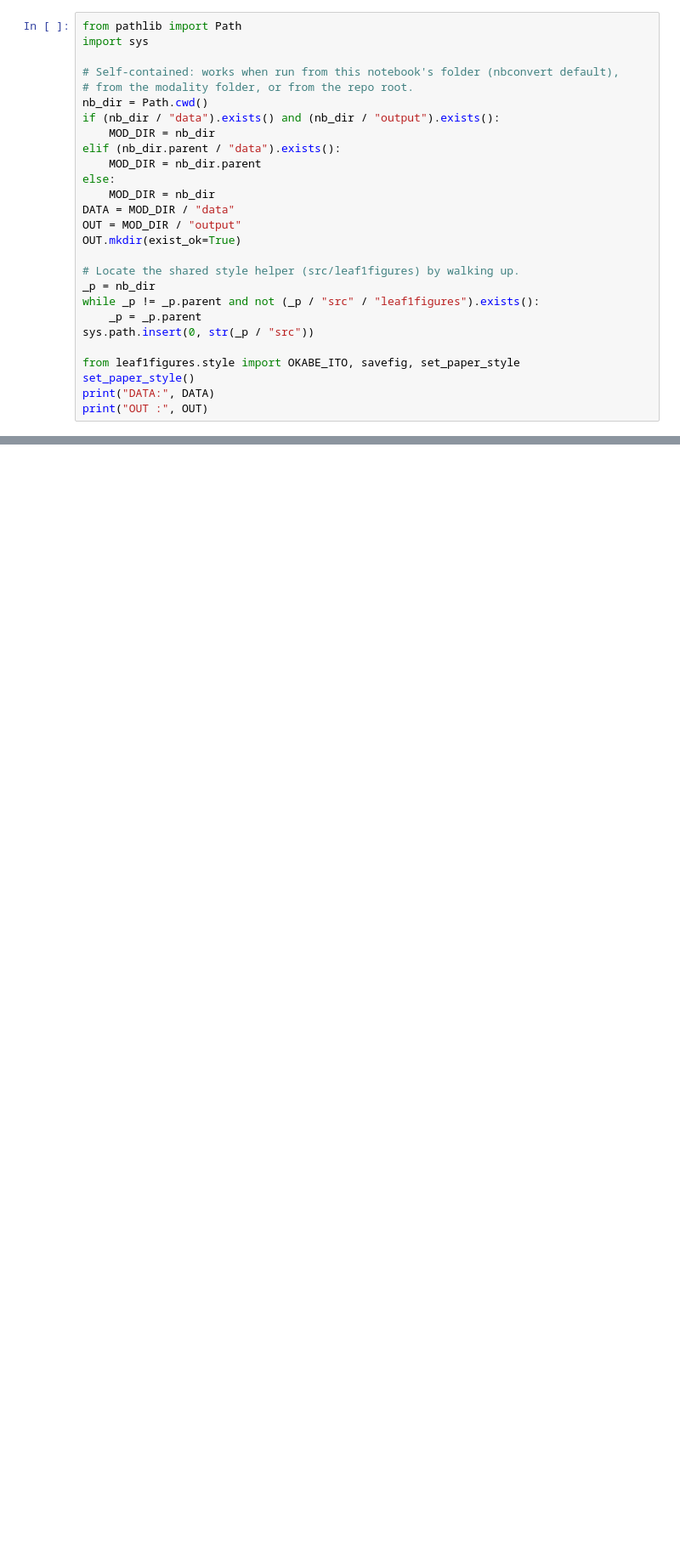
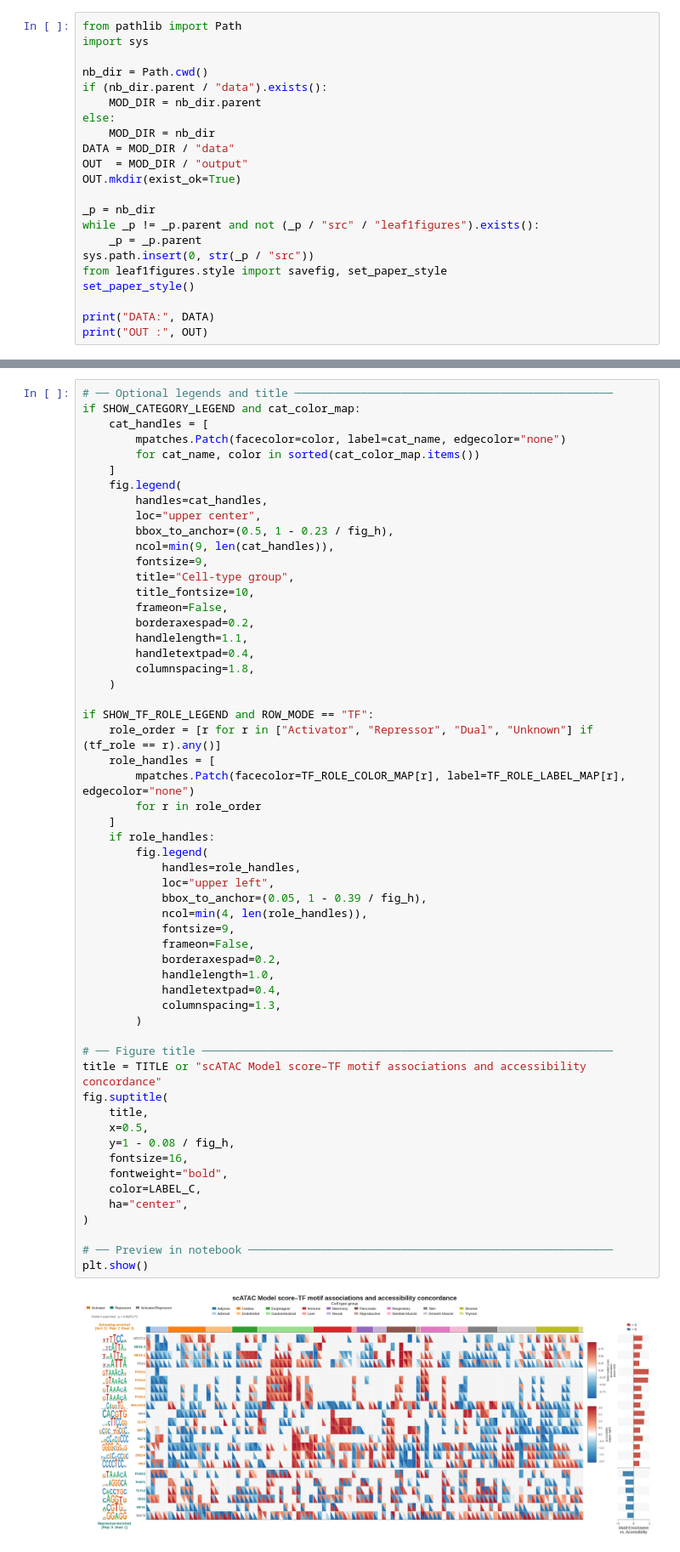
Before and after one commit to csglab/leaf-1-figures, a Jupyter notebook: scatac/notebook/scatac_tf_motif_accessibility.ipynb, the cells around one changed output, grey strips where cells are left out. Shown at 85% size. Saved outputs shown, nothing was run; the diff lists cells and outputs as text; blank space fills up the shorter version.

Commit message:
Add Figure 2a-b (scATAC UMAP), Figure 4a-d (TF motif heatmap + FOXA2 decomposition), Figure 6e-f (cfDNA ctDNA detection)

```diff
--- a/scatac/notebook/scatac_tf_motif_accessibility.ipynb
+++ b/scatac/notebook/scatac_tf_motif_accessibility.ipynb
@@ -6,27 +13,22 @@ Reads tables from `../data/` and writes figures to `../output/`. Source notebook
 from pathlib import Path
 import sys
 
-# Self-contained: works when run from this notebook's folder (nbconvert default),
-# from the modality folder, or from the repo root.
 nb_dir = Path.cwd()
-if (nb_dir / "data").exists() and (nb_dir / "output").exists():
-    MOD_DIR = nb_dir
-elif (nb_dir.parent / "data").exists():
+if (nb_dir.parent / "data").exists():
     MOD_DIR = nb_dir.parent
 else:
     MOD_DIR = nb_dir
 DATA = MOD_DIR / "data"
-OUT = MOD_DIR / "output"
+OUT  = MOD_DIR / "output"
 OUT.mkdir(exist_ok=True)
 
-# Locate the shared style helper (src/leaf1figures) by walking up.
 _p = nb_dir
 while _p != _p.parent and not (_p / "src" / "leaf1figures").exists():
     _p = _p.parent
 sys.path.insert(0, str(_p / "src"))
+from leaf1figures.style import savefig, set_paper_style
+set_paper_style()
 
-from leaf1figures.style import OKABE_ITO, savefig, set_paper_style
-set_paper_style()
 print("DATA:", DATA)
 print("OUT :", OUT)
 # %% [output]
@@ -1178,0 +1522,58 @@ Saved → /home/hamedh/projects/fragmentomics/multi_modal_fragments/bert_window_
+# %%
+# ── Optional legends and title ────────────────────────────────────────────────
+if SHOW_CATEGORY_LEGEND and cat_color_map:
+    cat_handles = [
+        mpatches.Patch(facecolor=color, label=cat_name, edgecolor="none")
+        for cat_name, color in sorted(cat_color_map.items())
+    ]
+    fig.legend(
+        handles=cat_handles,
+        loc="upper center",
+        bbox_to_anchor=(0.5, 1 - 0.23 / fig_h),
+        ncol=min(9, len(cat_handles)),
+        fontsize=9,
+        title="Cell-type group",
+        title_fontsize=10,
+        frameon=False,
+        borderaxespad=0.2,
+        handlelength=1.1,
+        handletextpad=0.4,
+        columnspacing=1.8,
+    )
+
+if SHOW_TF_ROLE_LEGEND and ROW_MODE == "TF":
+    role_order = [r for r in ["Activator", "Repressor", "Dual", "Unknown"] if (tf_role == r).any()]
+    role_handles = [
+        mpatches.Patch(facecolor=TF_ROLE_COLOR_MAP[r], label=TF_ROLE_LABEL_MAP[r], edgecolor="none")
+        for r in role_order
+    ]
+    if role_handles:
+        fig.legend(
+            handles=role_handles,
+            loc="upper left",
+            bbox_to_anchor=(0.05, 1 - 0.39 / fig_h),
+            ncol=min(4, len(role_handles)),
+            fontsize=9,
+            frameon=False,
+            borderaxespad=0.2,
+            handlelength=1.0,
+            handletextpad=0.4,
+            columnspacing=1.3,
+        )
+
+# ── Figure title ──────────────────────────────────────────────────────────────
+title = TITLE or "scATAC Model score–TF motif associations and accessibility concordance"
+fig.suptitle(
+    title,
+    x=0.5,
+    y=1 - 0.08 / fig_h,
+    fontsize=16,
+    fontweight="bold",
+    color=LABEL_C,
+    ha="center",
+)
+
+# ── Preview in notebook ───────────────────────────────────────────────────────
+plt.show()
+# %% [output]
+[figure, added]
```
Also changed, not shown: parts of 30 cells of this notebook, 37 other files.
